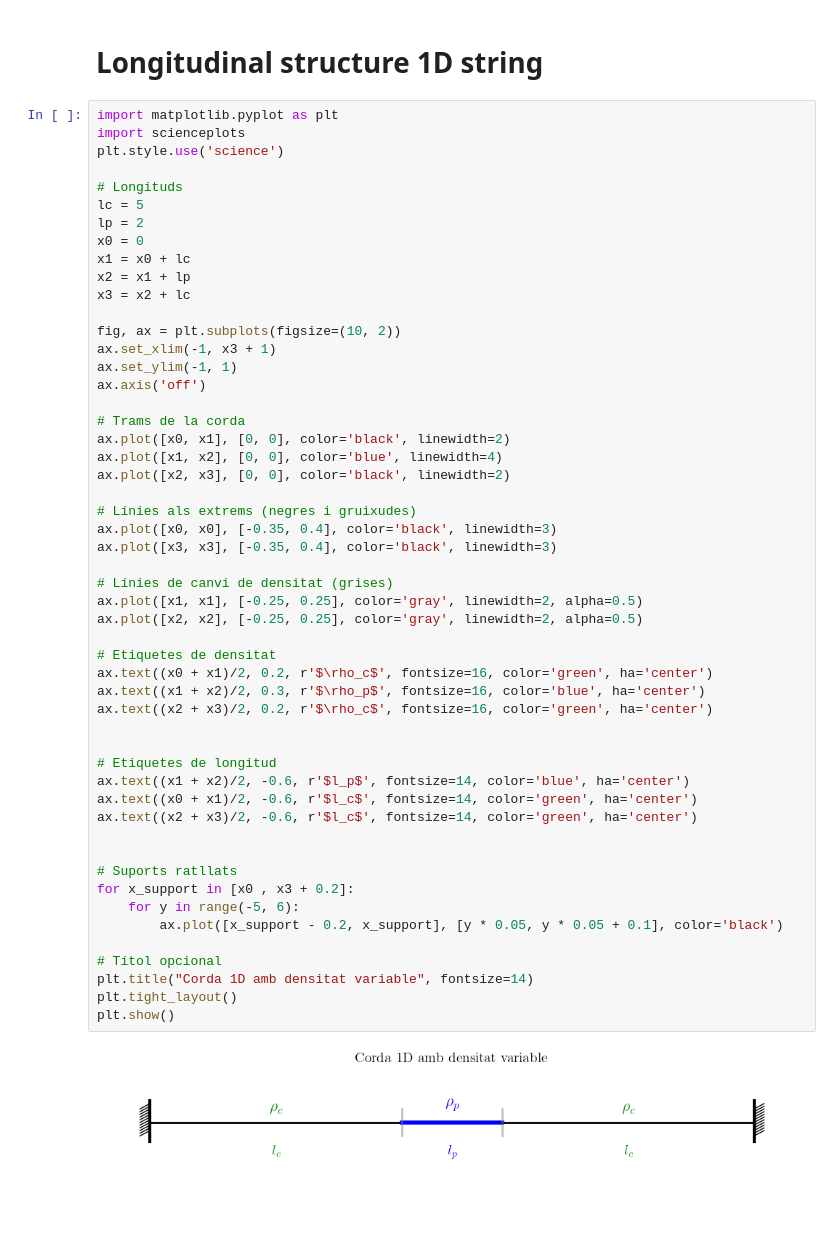
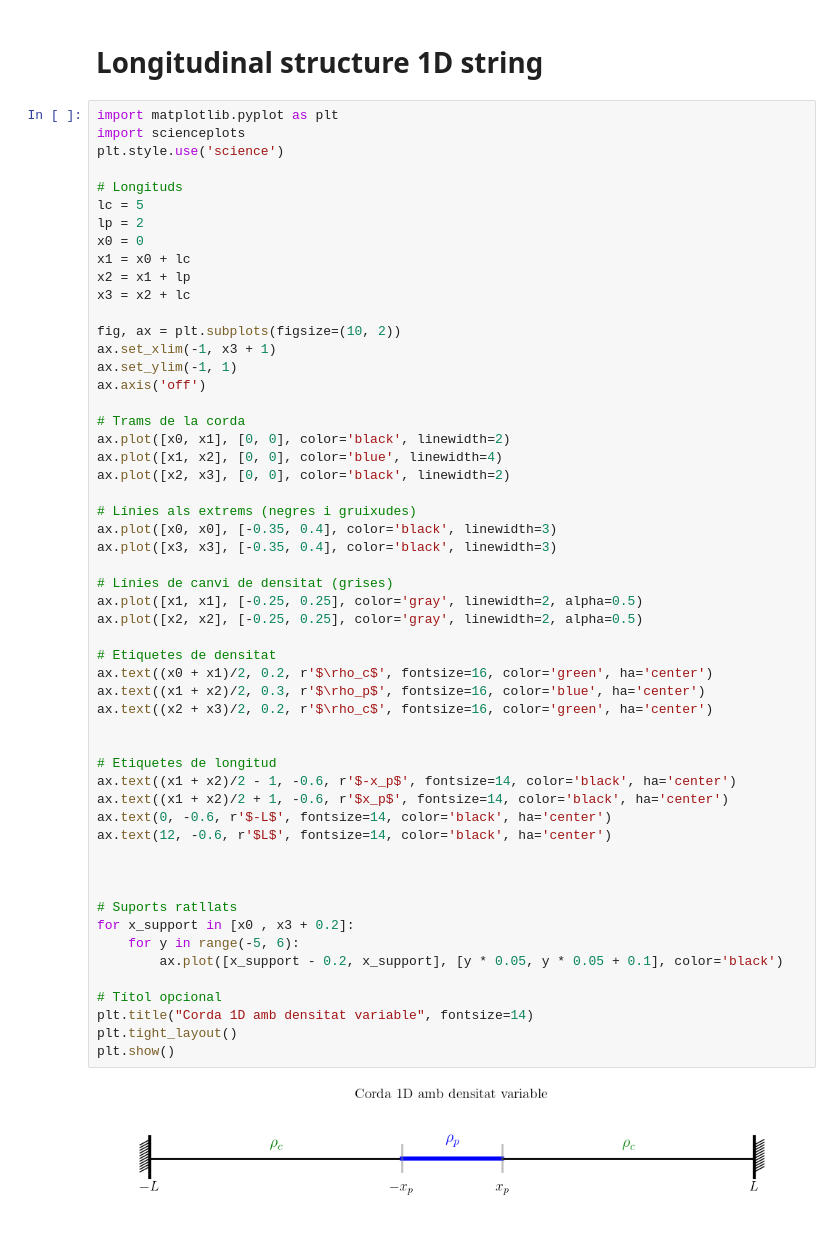
Before and after one commit to JoanRibotOliver/TFG, a Jupyter notebook: Prominence in corona.ipynb, the cells around one changed output. Drawn from its saved outputs; the diff is of its cells as text.

```diff
--- a/Prominence in corona.ipynb
+++ b/Prominence in corona.ipynb
@@ -146,34 +146,36 @@ ax.plot([x0, x1], [0, 0], color='black', linewidth=2)
 ax.plot([x1, x2], [0, 0], color='blue', linewidth=4)
 ax.plot([x2, x3], [0, 0], color='black', linewidth=2)
 
 # Línies als extrems (negres i gruixudes)
 ax.plot([x0, x0], [-0.35, 0.4], color='black', linewidth=3)
 ax.plot([x3, x3], [-0.35, 0.4], color='black', linewidth=3)
 
 # Línies de canvi de densitat (grises)
 ax.plot([x1, x1], [-0.25, 0.25], color='gray', linewidth=2, alpha=0.5)
 ax.plot([x2, x2], [-0.25, 0.25], color='gray', linewidth=2, alpha=0.5)
 
 # Etiquetes de densitat
 ax.text((x0 + x1)/2, 0.2, r'$\rho_c$', fontsize=16, color='green', ha='center')
 ax.text((x1 + x2)/2, 0.3, r'$\rho_p$', fontsize=16, color='blue', ha='center')
 ax.text((x2 + x3)/2, 0.2, r'$\rho_c$', fontsize=16, color='green', ha='center')
 
 
 # Etiquetes de longitud
-ax.text((x1 + x2)/2, -0.6, r'$l_p$', fontsize=14, color='blue', ha='center')
-ax.text((x0 + x1)/2, -0.6, r'$l_c$', fontsize=14, color='green', ha='center')
-ax.text((x2 + x3)/2, -0.6, r'$l_c$', fontsize=14, color='green', ha='center')
+ax.text((x1 + x2)/2 - 1, -0.6, r'$-x_p$', fontsize=14, color='black', ha='center')
+ax.text((x1 + x2)/2 + 1, -0.6, r'$x_p$', fontsize=14, color='black', ha='center')
+ax.text(0, -0.6, r'$-L$', fontsize=14, color='black', ha='center')
+ax.text(12, -0.6, r'$L$', fontsize=14, color='black', ha='center')
+
 
 
 # Suports ratllats
 for x_support in [x0 , x3 + 0.2]:
     for y in range(-5, 6):
         ax.plot([x_support - 0.2, x_support], [y * 0.05, y * 0.05 + 0.1], color='black')
 
 # Títol opcional
 plt.title("Corda 1D amb densitat variable", fontsize=14)
 plt.tight_layout()
 plt.show()
 # %% [output]
-[figure, old version]
+[figure, new version]
```
